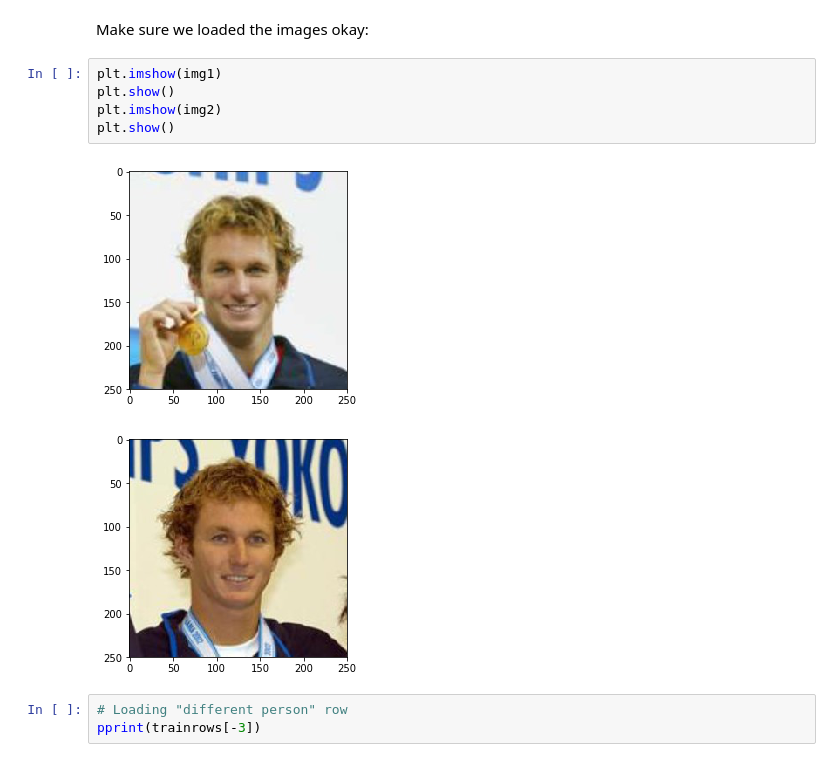
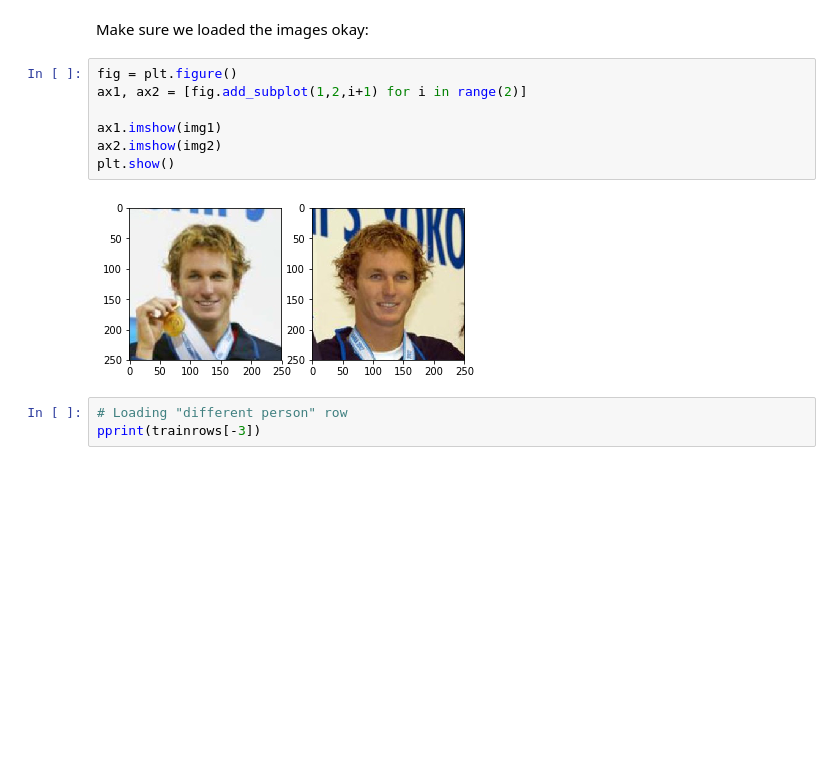
Before and after one commit to charlesreid1/in-your-face, a Jupyter notebook: Notebook 1 - Exploring the Data.ipynb, the cells around one changed output. Drawn from its saved outputs; the diff is of its cells as text; blank space fills up the shorter version.

```diff
--- a/Notebook 1 - Exploring the Data.ipynb
+++ b/Notebook 1 - Exploring the Data.ipynb
@@ -237,14 +237,15 @@ def load_one_person(row):
 img1, img2 = load_one_person(trainrows[0])
 # %% [markdown]
 Make sure we loaded the images okay:
-# %%
-plt.imshow(img1)
-plt.show()
-plt.imshow(img2)
-plt.show()
-# %% [output]
-[figure, removed]
-[figure, removed]
+# %%
+fig = plt.figure()
+ax1, ax2 = [fig.add_subplot(1,2,i+1) for i in range(2)]
+
+ax1.imshow(img1)
+ax2.imshow(img2)
+plt.show()
+# %% [output]
+[figure, added]
 # %%
 # Loading "different person" row
 pprint(trainrows[-3])
```
Also changed, not shown: parts of 7 cells of this notebook, 3 other files.
